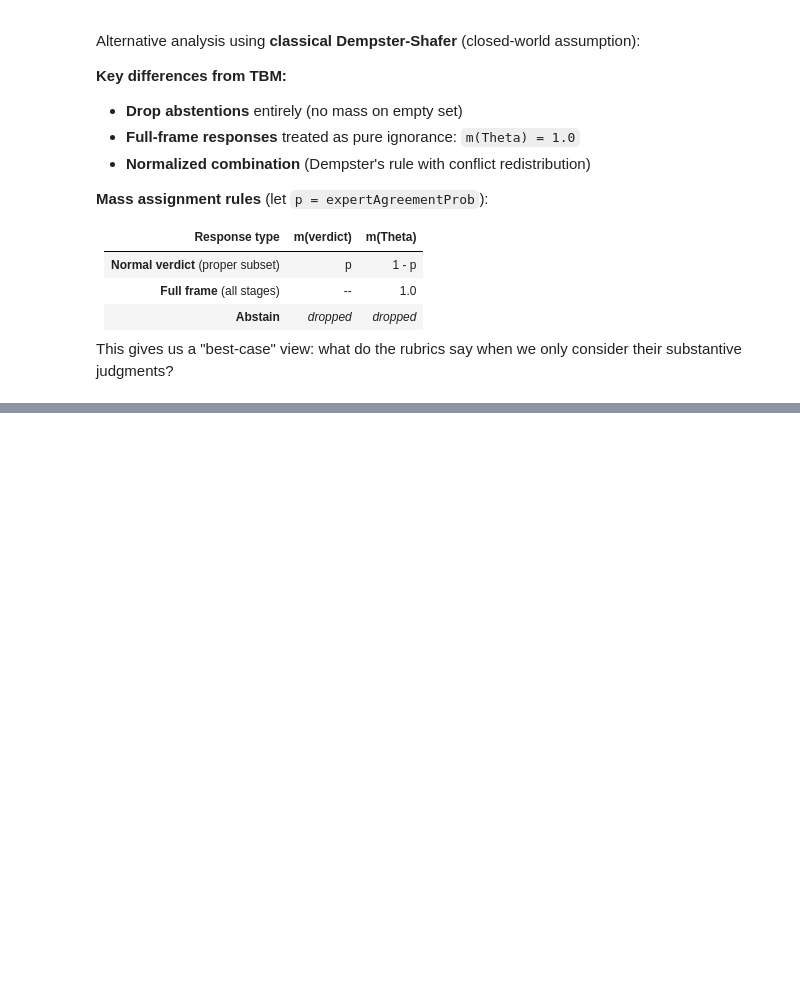
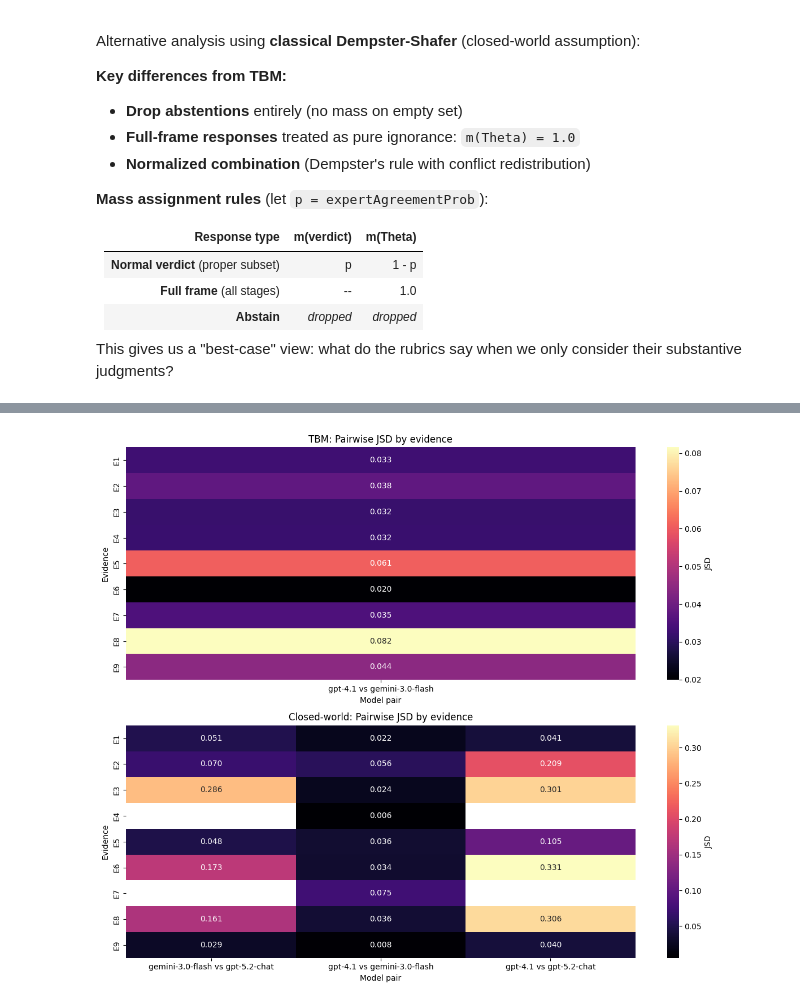
Before and after one commit to theonetruejesse/judge-gym, a Jupyter notebook: packages/analysis/notebooks/pilot_v2.ipynb, the cells around one changed output, grey strips where cells are left out. Saved outputs shown, nothing was run; the diff lists cells and outputs as text; code cells hidden in the pictures; blank space fills up the shorter version.

```diff
--- a/packages/analysis/notebooks/pilot_v2.ipynb
+++ b/packages/analysis/notebooks/pilot_v2.ipynb
@@ -1303,0 +1553,31 @@ Conflict threshold: 0.9
+# %%
+# --- Heatmaps: JSD by evidence and model pair ---
+
+methods = ["TBM", "Closed-world"]
+fig, axes = plt.subplots(len(methods), 1, figsize=(12, 5 * len(methods)), squeeze=False)
+
+for i, method in enumerate(methods):
+    ax = axes[i, 0]
+    sub = divergence_df[divergence_df["method"] == method].copy()
+
+    heat = sub.pivot(index="evidence", columns="pair", values="JSD")
+    heat = heat.reindex(
+        index=sorted(heat.index, key=lambda x: int(re.search(r"E(\d+)", x).group(1))),
+    )
+
+    sns.heatmap(
+        heat,
+        ax=ax,
+        cmap="magma",
+        annot=True,
+        fmt=".3f",
+        cbar_kws={"label": "JSD"},
+    )
+    ax.set_title(f"{method}: Pairwise JSD by evidence")
+    ax.set_xlabel("Model pair")
+    ax.set_ylabel("Evidence")
+
+plt.tight_layout()
+plt.show()
+# %% [output]
+[figure, added]
```
Also changed, not shown: parts of 17 cells of this notebook, 2 other files.
